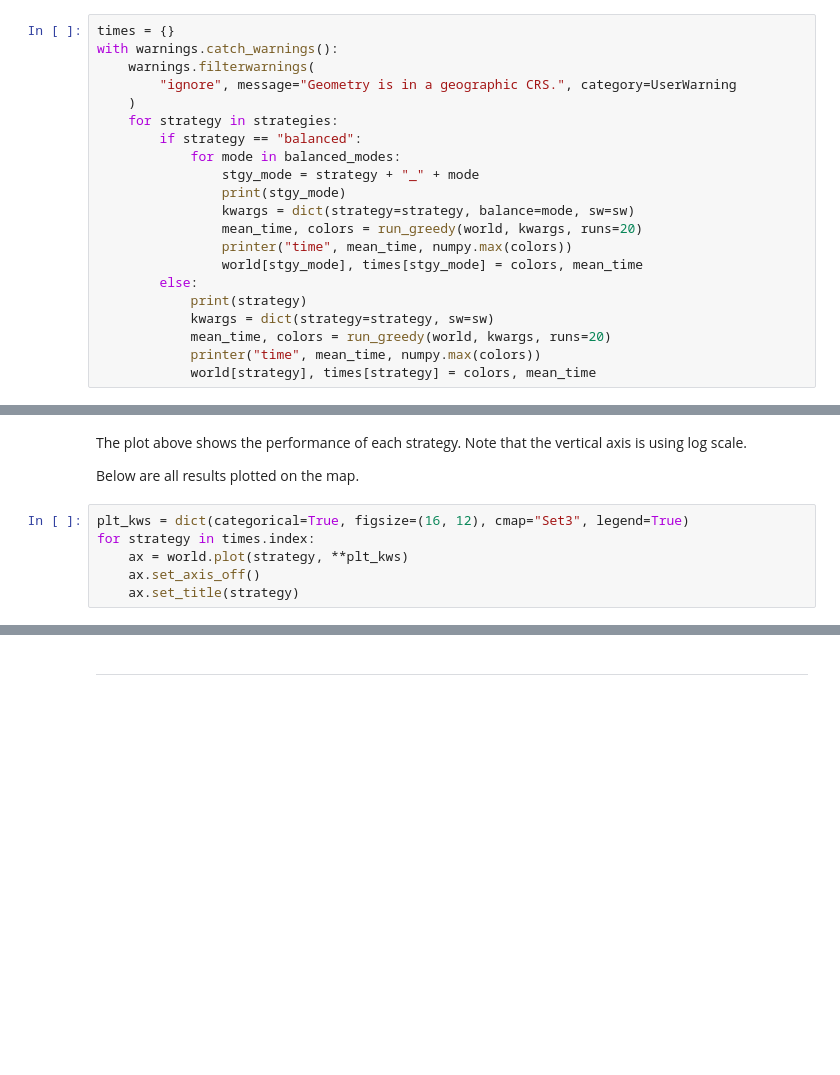
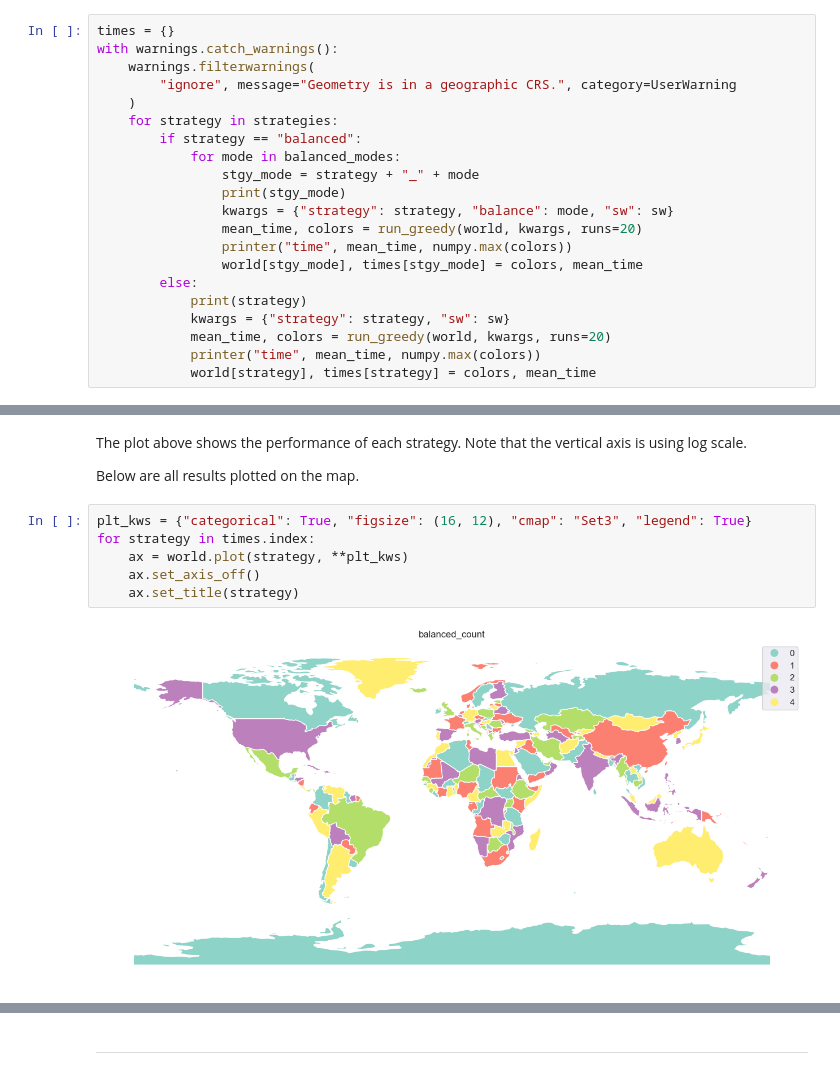
Before and after one commit to pysal/mapclassify, a Jupyter notebook: notebooks/05_Greedy_coloring.ipynb, the cells around one changed output, grey strips where cells are left out. Saved outputs shown, nothing was run; the diff lists cells and outputs as text; blank space fills up the shorter version.

```diff
--- a/notebooks/05_Greedy_coloring.ipynb
+++ b/notebooks/05_Greedy_coloring.ipynb
@@ -327,13 +327,13 @@ with warnings.catch_warnings():
             for mode in balanced_modes:
                 stgy_mode = strategy + "_" + mode
                 print(stgy_mode)
-                kwargs = dict(strategy=strategy, balance=mode, sw=sw)
+                kwargs = {"strategy": strategy, "balance": mode, "sw": sw}
                 mean_time, colors = run_greedy(world, kwargs, runs=20)
                 printer("time", mean_time, numpy.max(colors))
                 world[stgy_mode], times[stgy_mode] = colors, mean_time
         else:
             print(strategy)
-            kwargs = dict(strategy=strategy, sw=sw)
+            kwargs = {"strategy": strategy, "sw": sw}
             mean_time, colors = run_greedy(world, kwargs, runs=20)
             printer("time", mean_time, numpy.max(colors))
             world[strategy], times[strategy] = colors, mean_time
@@ -356,8 +368,10 @@ The plot above shows the performance of each strategy. Note that the vertical ax
 
 Below are all results plotted on the map.
 # %%
-plt_kws = dict(categorical=True, figsize=(16, 12), cmap="Set3", legend=True)
+plt_kws = {"categorical": True, "figsize": (16, 12), "cmap": "Set3", "legend": True}
 for strategy in times.index:
     ax = world.plot(strategy, **plt_kws)
     ax.set_axis_off()
     ax.set_title(strategy)
+# %% [output]
+[figure, added]
```
Also changed, not shown: parts of 9 cells of this notebook, 16 other files.
